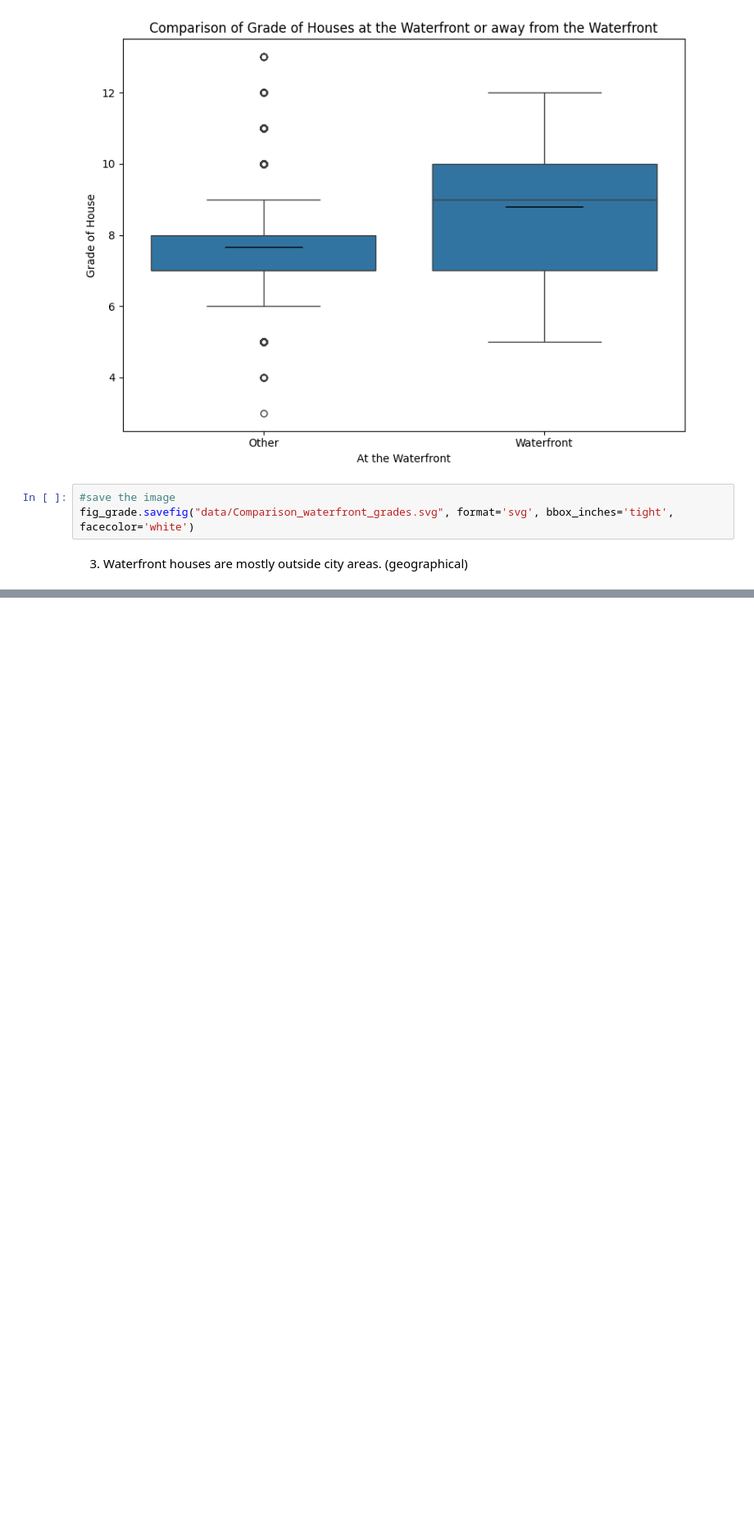
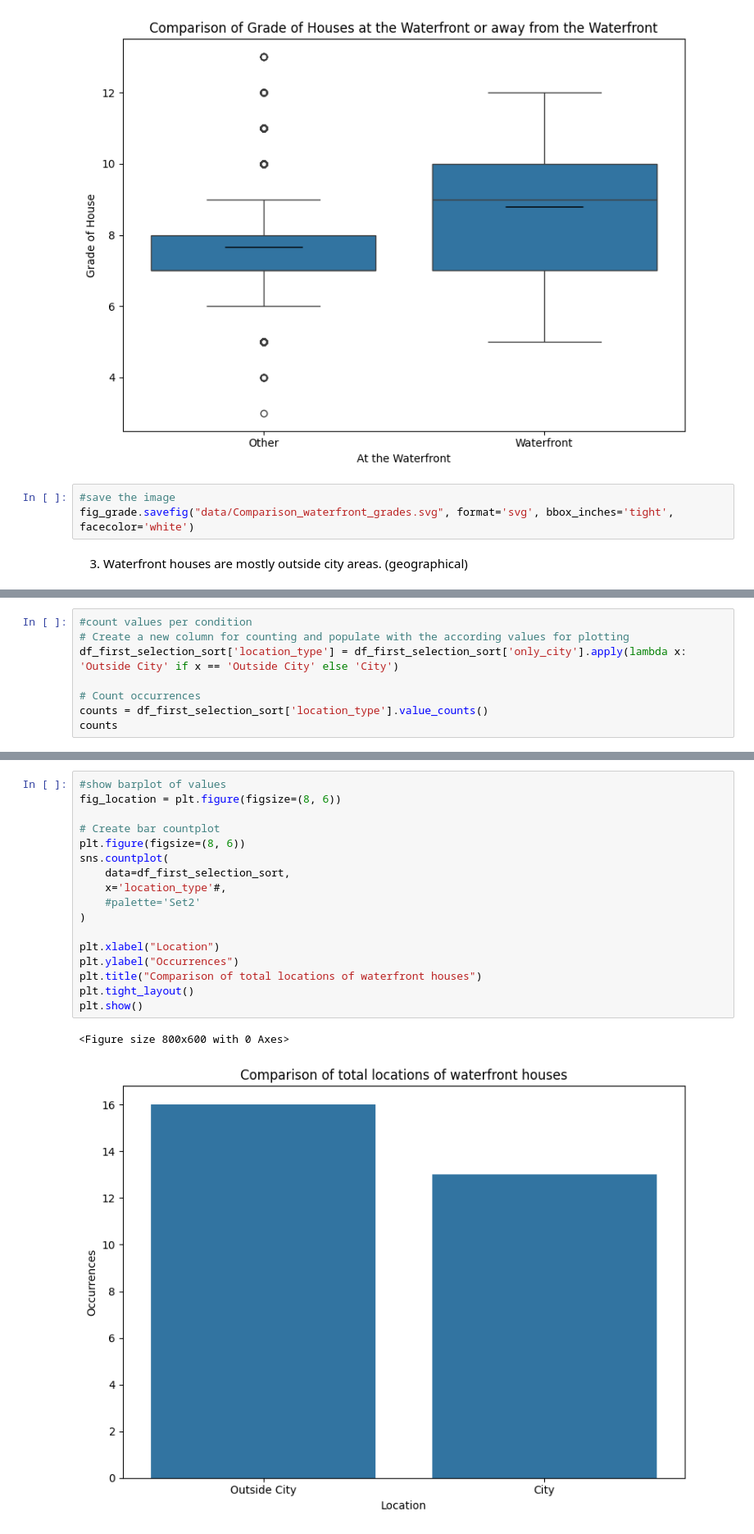
Before and after one commit to marcbp88/EDA-Project, a Jupyter notebook: EDA.ipynb, the cells around one changed output, grey strips where cells are left out. Shown at 82% size. Saved outputs shown, nothing was run; the diff lists cells and outputs as text; blank space fills up the shorter version.

```diff
--- a/EDA.ipynb
+++ b/EDA.ipynb
@@ -756,0 +880,8 @@ fig_grade.savefig("data/Comparison_waterfront_grades.svg", format='svg', bbox_in
+# %%
+#count values per condition
+# Create a new column for counting and populate with the according values for plotting
+df_first_selection_sort['location_type'] = df_first_selection_sort['only_city'].apply(lambda x: 'Outside City' if x == 'Outside City' else 'City')
+
+# Count occurrences
+counts = df_first_selection_sort['location_type'].value_counts()
+counts
@@ -756,0 +914,20 @@ fig_grade.savefig("data/Comparison_waterfront_grades.svg", format='svg', bbox_in
+# %%
+#show barplot of values
+fig_location = plt.figure(figsize=(8, 6))
+
+# Create bar countplot
+plt.figure(figsize=(8, 6))
+sns.countplot(
+    data=df_first_selection_sort,
+    x='location_type'#,
+    #palette='Set2'
+)
+
+plt.xlabel("Location")
+plt.ylabel("Occurrences")
+plt.title("Comparison of total locations of waterfront houses")
+plt.tight_layout()
+plt.show()
+# %% [output]
+<Figure size 800x600 with 0 Axes>
+[figure, added]
```
Also changed, not shown: parts of 37 cells of this notebook, 2 other files.
